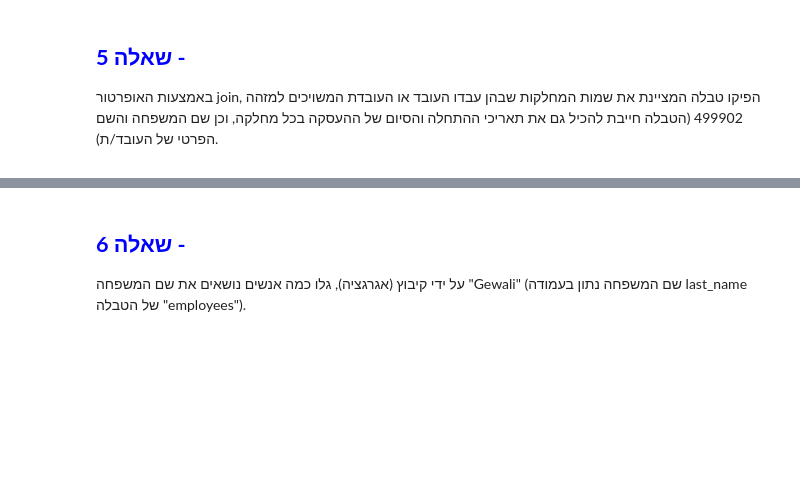
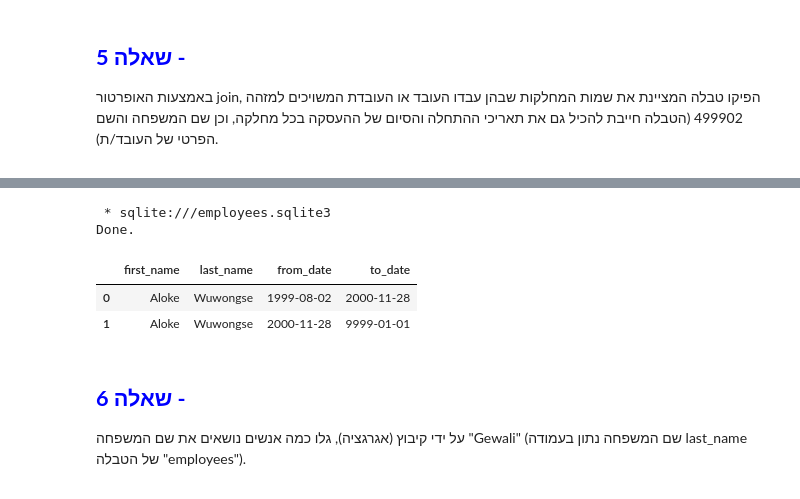
Before and after one commit to amit-eyal/campus_il_sql_course, a Jupyter notebook: SqlExercise4.ipynb, the cells around one changed output, grey strips where cells are left out. Saved outputs shown, nothing was run; the diff lists cells and outputs as text; code cells hidden in the pictures; blank space fills up the shorter version.

```diff
--- a/SqlExercise4.ipynb
+++ b/SqlExercise4.ipynb
@@ -230,3 +271,12 @@ Done.
+# %%
+%%sql
+select e.first_name, e.last_name, d.from_date, d.to_date from employees e join dept_emp d on e.emp_no = d.emp_no where e.emp_no = 499902
+# %% [output]
+ * sqlite:///employees.sqlite3
+Done.
+|  | first_name | last_name | from_date | to_date |
+| 0 | Aloke | Wuwongse | 1999-08-02 | 2000-11-28 |
+| 1 | Aloke | Wuwongse | 2000-11-28 | 9999-01-01 |
 # %% [markdown]
 <div dir="rtl">
 
```
Also changed, not shown: parts of 13 cells of this notebook.
